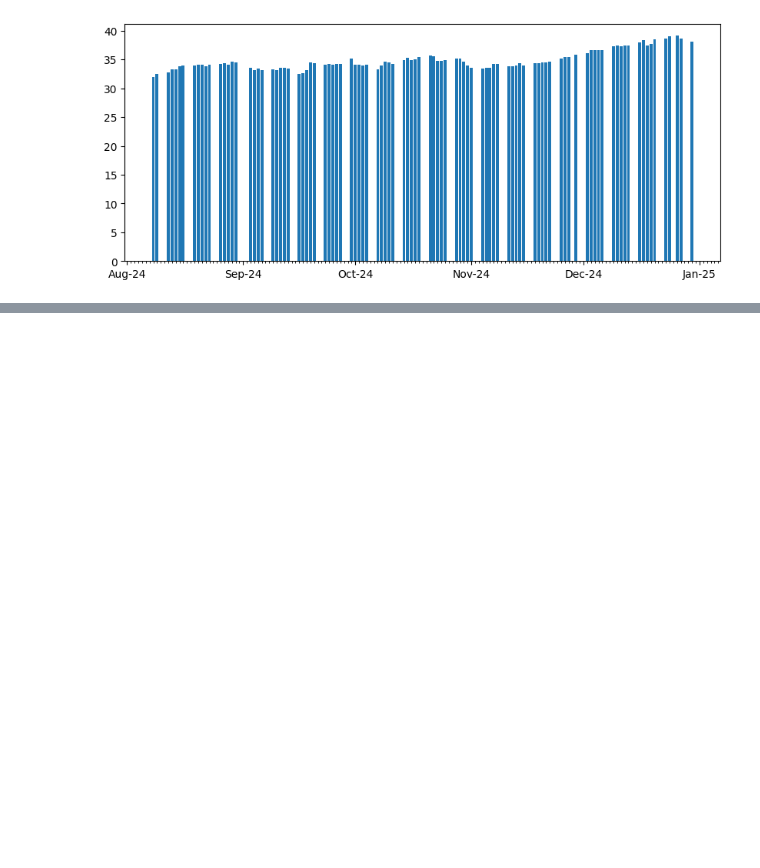
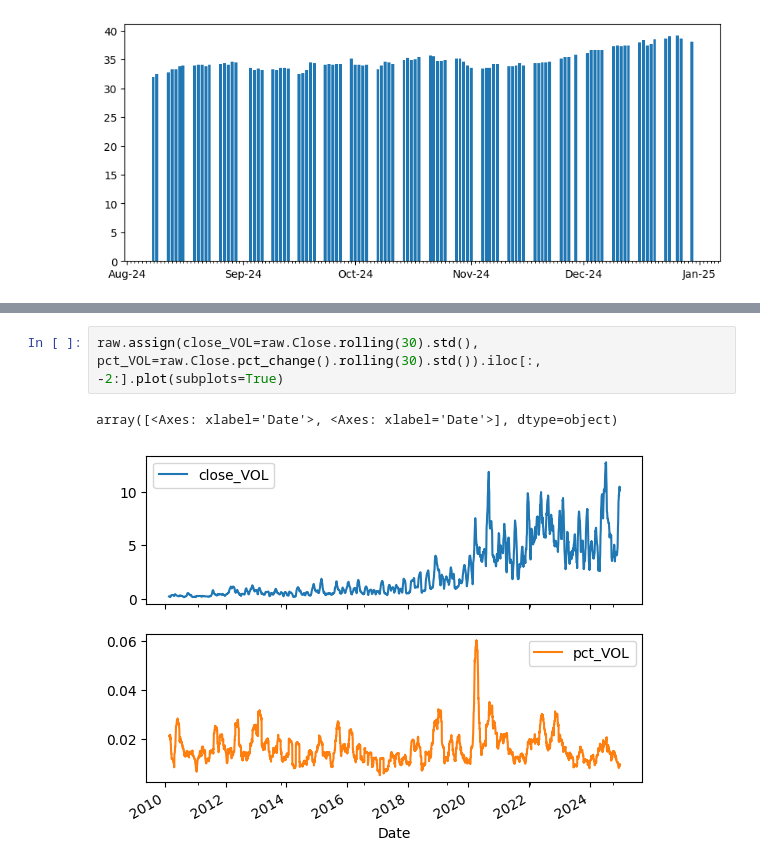
Before and after one commit to MohamedRamadanYakoup/30-Days-of-Code, a Jupyter notebook: Finance/note1.ipynb, the cells around one changed output, grey strips where cells are left out. Saved outputs shown, nothing was run; the diff lists cells and outputs as text; blank space fills up the shorter version.

```diff
--- a/Finance/note1.ipynb
+++ b/Finance/note1.ipynb
@@ -122,0 +139,5 @@ _=raw.pipe(cumlative_returns,'Close').iloc[-100:].pipe(mybar, ax)
+# %%
+raw.assign(close_VOL=raw.Close.rolling(30).std(), pct_VOL=raw.Close.pct_change().rolling(30).std()).iloc[:, -2:].plot(subplots=True)
+# %% [output]
+array([<Axes: xlabel='Date'>, <Axes: xlabel='Date'>], dtype=object)
+[figure, added]
```
Also changed, not shown: parts of 5 cells of this notebook.
